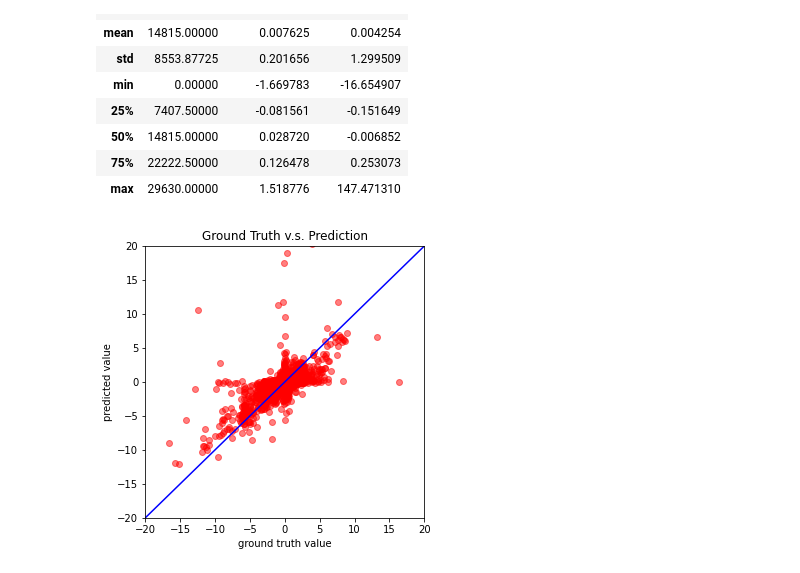
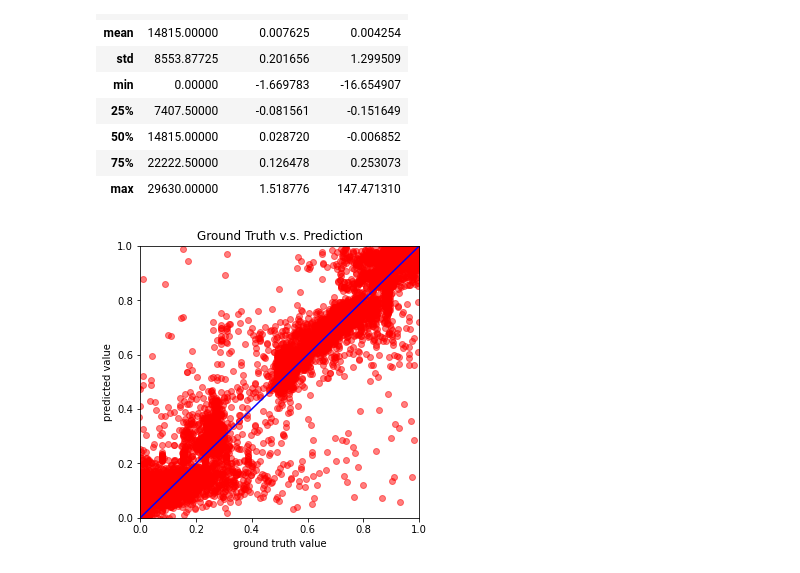
Before and after one commit to tinginde/Kgc-attribute-value-prediction-with-constraints, a Jupyter notebook: Drawing_lr.ipynb, the cells around one changed output. Saved outputs shown, nothing was run; the diff lists cells and outputs as text; code cells hidden in the pictures.

Commit message:
updated all results

```diff
--- a/Drawing_lr.ipynb
+++ b/Drawing_lr.ipynb
@@ -69,18 +61,21 @@ df2.describe()
 | 50% | 14815.00000 | 0.028720 | -0.006852 |
 | 75% | 22222.50000 | 0.126478 | 0.253073 |
 | max | 29630.00000 | 1.518776 | 147.471310 |
+# %%
+df2= pd.read_csv('models_0106/preds_result_ea_2layer_b32')
+#df2=pd.read_csv('./baseline/iml_cons/pred_result_27_cons_100')
 # %%
-lim=20
+lim=1
 preds=df2['pred_y']
 targets=df2['target_y']
 figure(figsize=(5, 5))
 plt.scatter(targets, preds, c='r', alpha=0.5)
-plt.plot([-20, lim], [-20, lim], c='b')
-plt.xlim(-20, lim)
-plt.ylim(-20, lim)
+plt.plot([0, lim], [0, lim], c='b')
+plt.xlim(0, lim)
+plt.ylim(0, lim)
 plt.xlabel('ground truth value')
 plt.ylabel('predicted value')
 plt.title('Ground Truth v.s. Prediction')
 plt.show()
 # %% [output]
-[figure, old version]
+[figure, new version]
```
Also changed, not shown: parts of 8 cells of this notebook, 52 other files.
